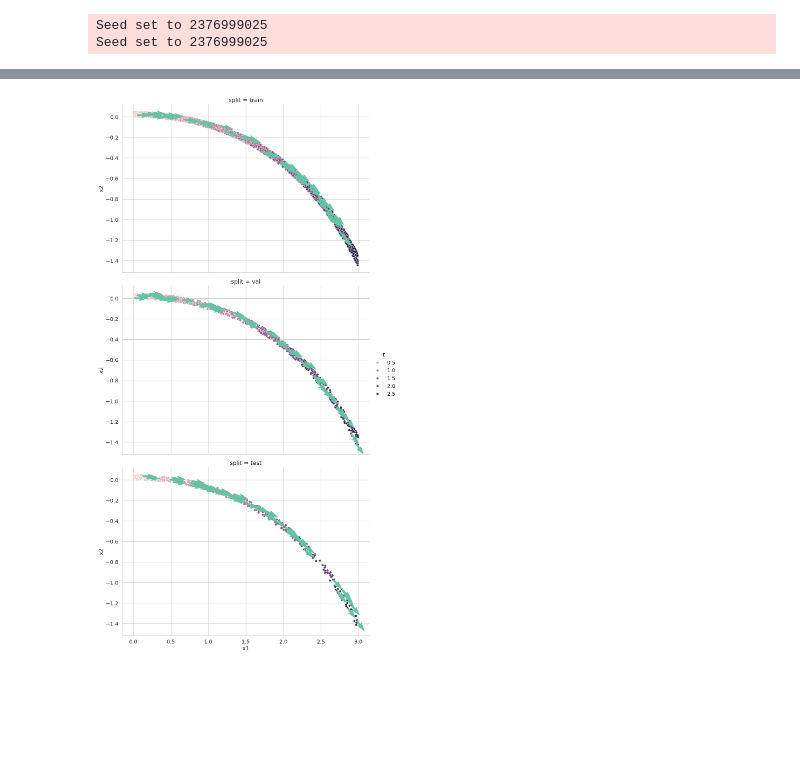
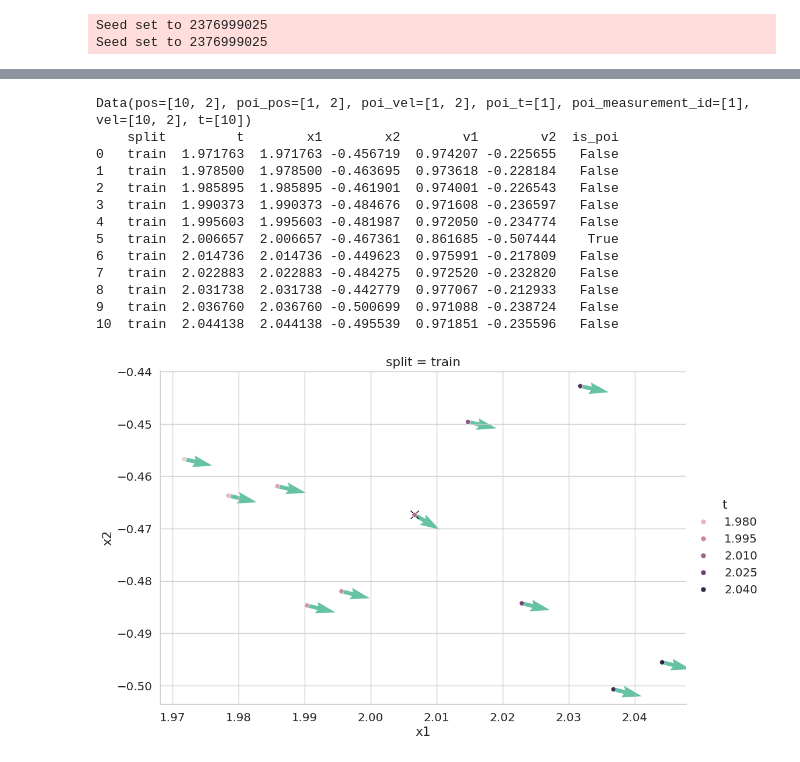
Before and after one commit to Paytonco/velocityPrediction, a Jupyter notebook: notebooks/dataset.ipynb, the cells around one changed output, grey strips where cells are left out. Cells and saved outputs as stored; diff of their text form; code cells hidden in the pictures; blank space fills up the shorter version.

```diff
--- a/notebooks/dataset.ipynb
+++ b/notebooks/dataset.ipynb
@@ -81,22 +89,53 @@ df
-# %%
-plot = (
-    sns.relplot(
-        kind='scatter',
-        data=df,
-        row='split',
-        hue='t',
-        x='x1', y='x2',
-        height=7,
-        aspect=1.5,
-    )
-)
-for (row, col, hue), data in plot.facet_data():
-    ax = plot.axes[row][col]
-    data = data.sample(50)
-    ax.quiver(
-        data['x1'], data['x2'], data['v1'], data['v2'],
-        # headwidth=1, headlength=15, headaxislength=2,
-        color=None,
-    )
-# %% [output]
-[figure, removed]
+# %%
+split = 'train'
+data_idx = 5
+dataset = splits[split]
+data = dataset[data_idx]
+print(data)
+df = pd.DataFrame(dict(
+    split=split,
+    t=torch.cat([data.t, data.poi_t]),
+    **{f'x{i+1}': pos_dim for i, pos_dim in enumerate(torch.cat([data.pos, data.poi_pos]).T)},
+    # **{f'v{i+1}': vel_dim for i, vel_dim in enumerate(torch.cat([data.pos, data.poi_vel]).T)},
+    **{f'v{i+1}': vel_dim for i, vel_dim in enumerate(utils.normalize(torch.cat([data.pos, data.poi_vel])).T)},
+    is_poi=False,
+))
+df.loc[df.index[-1], 'is_poi'] = True
+df = df.sort_values('t', ignore_index=True)
+print(df)
+plot = (
+    sns.relplot(
+        kind='scatter',
+        data=df,
+        row='split',
+        hue='t',
+        x='x1', y='x2',
+        height=7,
+        aspect=1.5,
+    )
+)
+for (row, col, hue), data in plot.facet_data():
+    ax = plot.axes[row][col]
+    ax.quiver(
+        data['x1'], data['x2'], data['v1'], data['v2'],
+        # headwidth=1, headlength=15, headaxislength=2,
+        color=None,
+        zorder=0,
+    )
+    data_poi = data.query('is_poi')
+    ax.plot(data_poi['x1'], data_poi['x2'], 'kx', markersize=10, zorder=0)
+# %% [output]
+Data(pos=[10, 2], poi_pos=[1, 2], poi_vel=[1, 2], poi_t=[1], poi_measurement_id=[1], vel=[10, 2], t=[10])
+    split         t        x1        x2        v1        v2  is_poi
+0   train  1.971763  1.971763 -0.456719  0.974207 -0.225655   False
+1   train  1.978500  1.978500 -0.463695  0.973618 -0.228184   False
+2   train  1.985895  1.985895 -0.461901  0.974001 -0.226543   False
+3   train  1.990373  1.990373 -0.484676  0.971608 -0.236597   False
+4   train  1.995603  1.995603 -0.481987  0.972050 -0.234774   False
+5   train  2.006657  2.006657 -0.467361  0.861685 -0.507444    True
+6   train  2.014736  2.014736 -0.449623  0.975991 -0.217809   False
+7   train  2.022883  2.022883 -0.484275  0.972520 -0.232820   False
+8   train  2.031738  2.031738 -0.442779  0.977067 -0.212933   False
+9   train  2.036760  2.036760 -0.500699  0.971088 -0.238724   False
+10  train  2.044138  2.044138 -0.495539  0.971851 -0.235596   False
+[figure, added]
```
Also changed, not shown: parts of 3 cells of this notebook.
